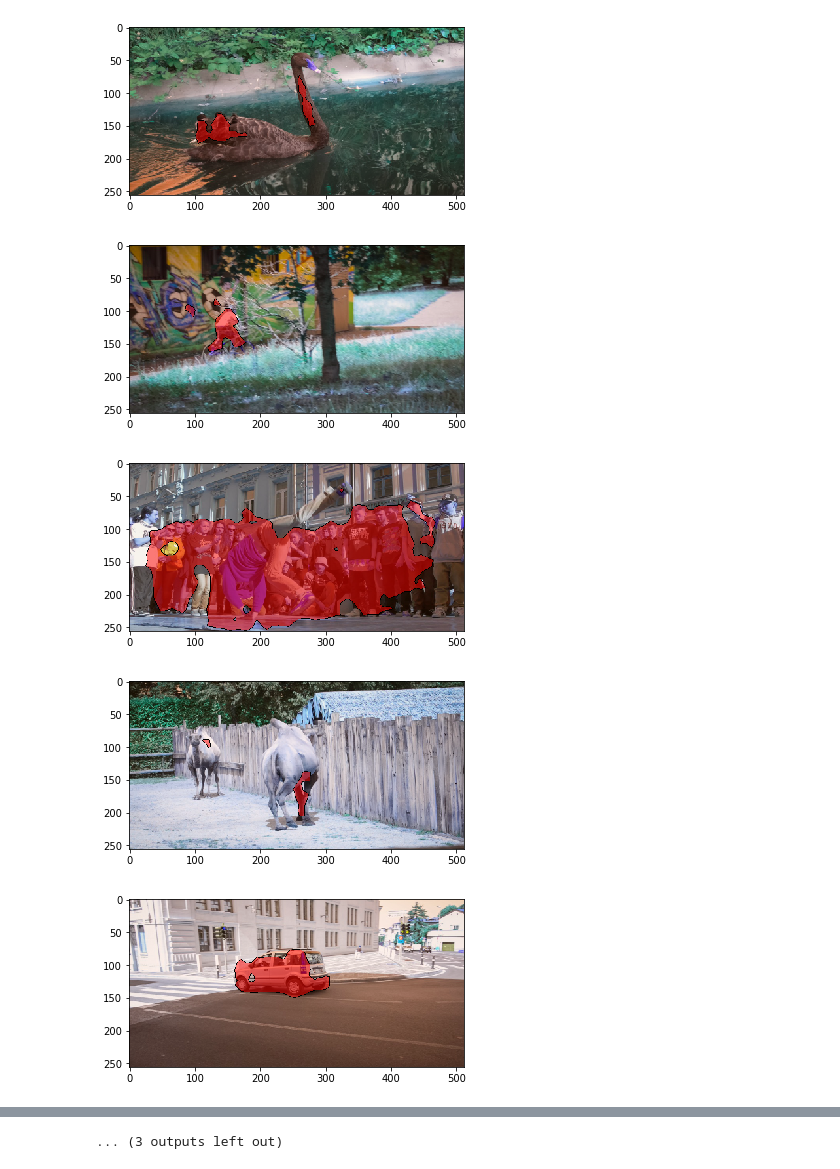
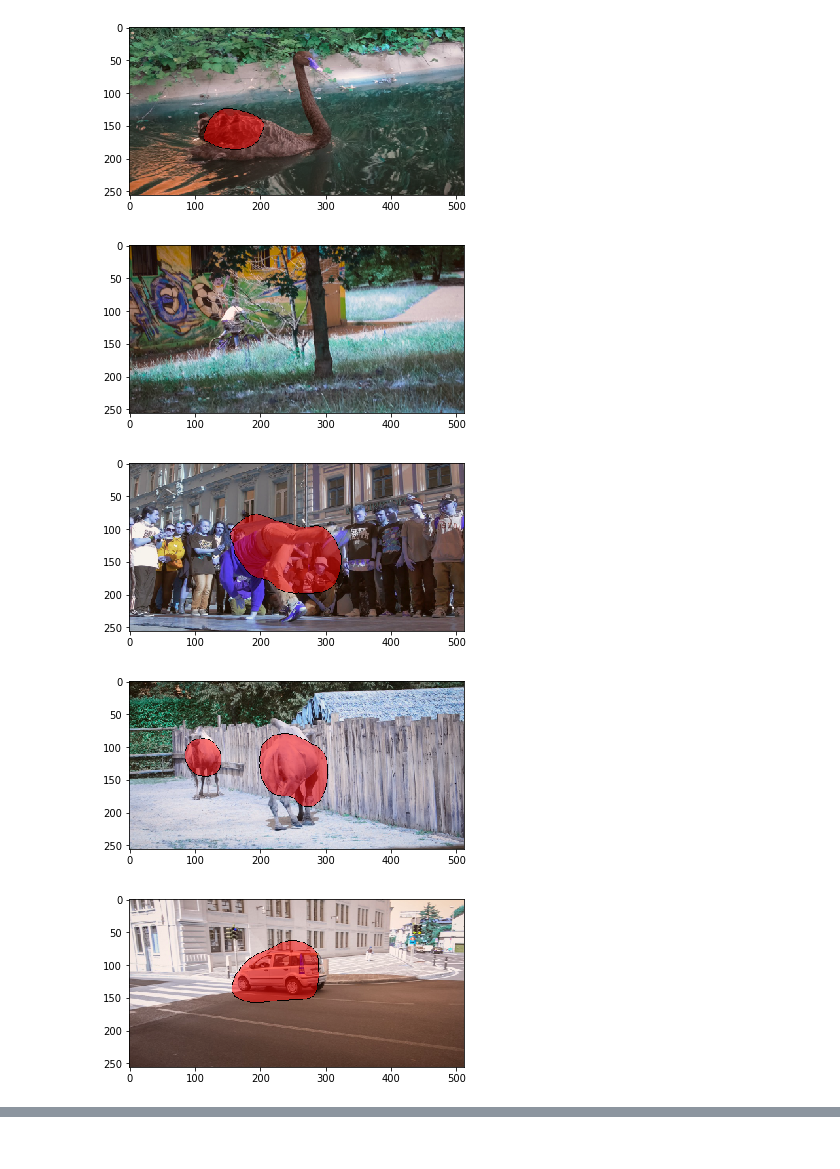
Before and after one commit to WilsonChang0223/Motion-Segmentation, a Jupyter notebook: seg_v2/eval.ipynb, the cells around one changed output, grey strips where cells are left out. Cells and saved outputs as stored; diff of their text form; code cells hidden in the pictures.

```diff
--- a/seg_v2/eval.ipynb
+++ b/seg_v2/eval.ipynb
@@ -71,32 +66,32 @@ pspnet(
 # %%
 import time
 base_net.eval()
 motion_net.eval()
 class_net.eval()
-for i, (data1, data2, data3) in enumerate(tdataloader):
+for i, (data1, data2, data3) in enumerate(vdataloader):
     images1 = Variable(data1['image'].cuda())
     images2 = Variable(data2['image'].cuda())
     images3 = Variable(data3['image'].cuda())
     labels  = Variable(data3['gt'].type(torch.LongTensor).cuda())
 
     seg, inp = base_net(images3)
     motion = motion_net(images1, images2, images3)
     outputs = class_net(motion, seg, inp)
 
     mask = outputs.data.max(1)[1].cpu()
     pred = mask.numpy()
     gt = labels.data.cpu().numpy()
     running_metrics.update(gt, pred)
     if i % 100 == 0:
         plt.imshow(overlay_mask(im_normalize(tens2image(data3['image'])), tens2image(mask)))
         plt.show()
         time.sleep(1)
 score, class_iou = running_metrics.get_scores()
 for k, v in score.items():
     print(k, v)
 # %% [output]
-[figure, old version]
+[figure, new version]
-[figure, old version]
+[figure, new version]
-[figure, old version]
+[figure, new version]
-[figure, old version]
+[figure, new version]
-[figure, old version]
+[figure, new version]
@@ -110 +104,0 @@ for k, v in score.items():
-... (3 outputs left out)
```
Also changed, not shown: parts of 2 cells of this notebook, 2 other files.
